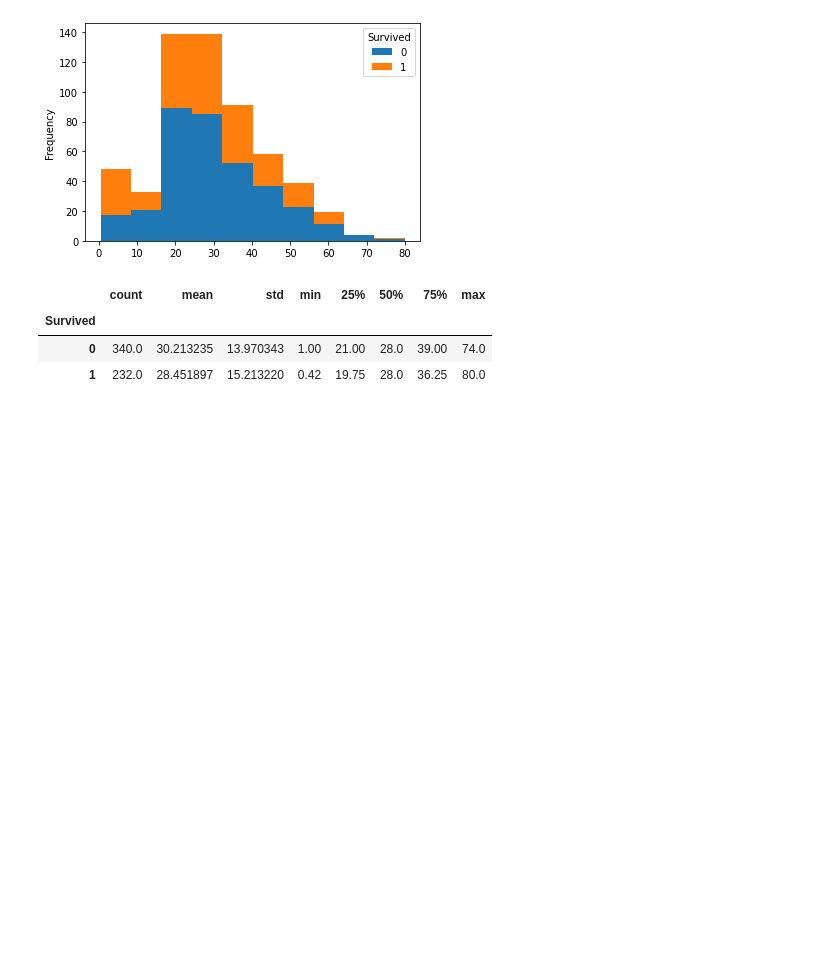
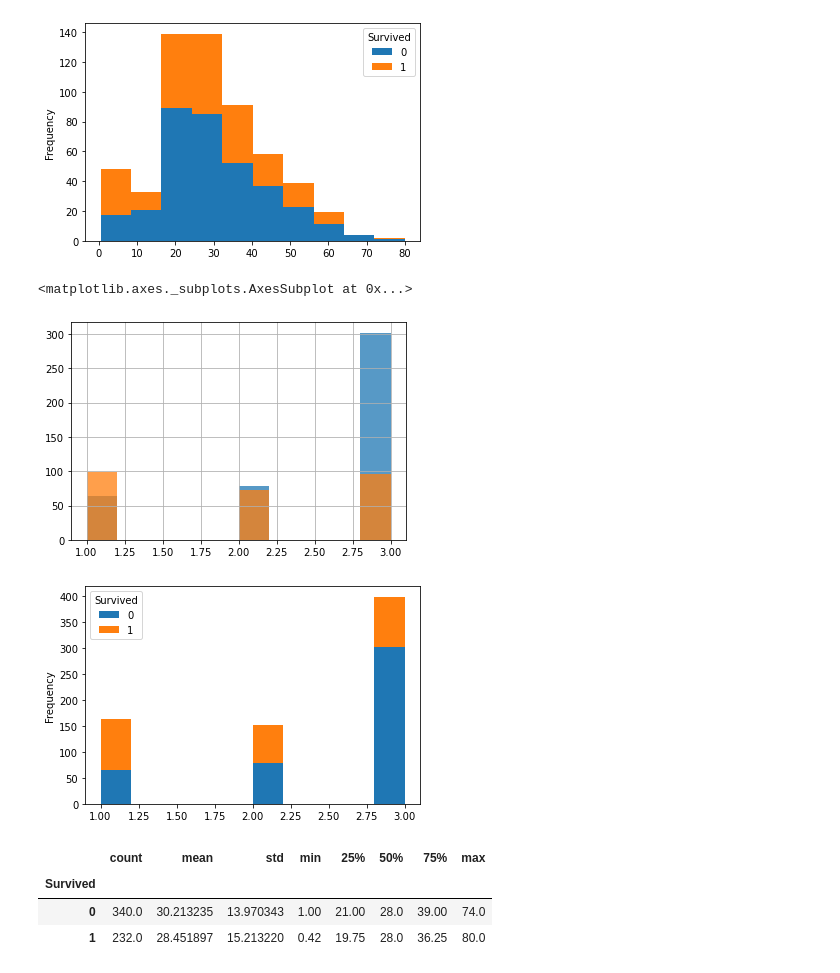
Before and after one commit to bvitos/spiced-projects, a Jupyter notebook: project_02/project2.ipynb, the cells around one changed output. Cells and saved outputs as stored; diff of their text form; code cells hidden in the pictures; blank space fills up the shorter version.

```diff
--- a/project_02/project2.ipynb
+++ b/project_02/project2.ipynb
@@ -140,6 +165,14 @@ etdf.pivot(columns='Survived').Age.plot(kind = 'hist', stacked=True)
 <matplotlib.axes._subplots.AxesSubplot at 0x...>
 [figure]
 [figure]
+# %%
+etdf.groupby(['Survived'])['Pclass'].hist(bins=10,  alpha=0.75, stacked = True)
+
+etdf.pivot(columns='Survived').Pclass.plot(kind = 'hist', stacked=True)
+# %% [output]
+<matplotlib.axes._subplots.AxesSubplot at 0x...>
+[figure, added]
+[figure, added]
 # %%
 # Step 6
 # Calculate the average age for survived and drowned passengers separately.
```
Also changed, not shown: parts of 14 cells of this notebook, 4 other files.
